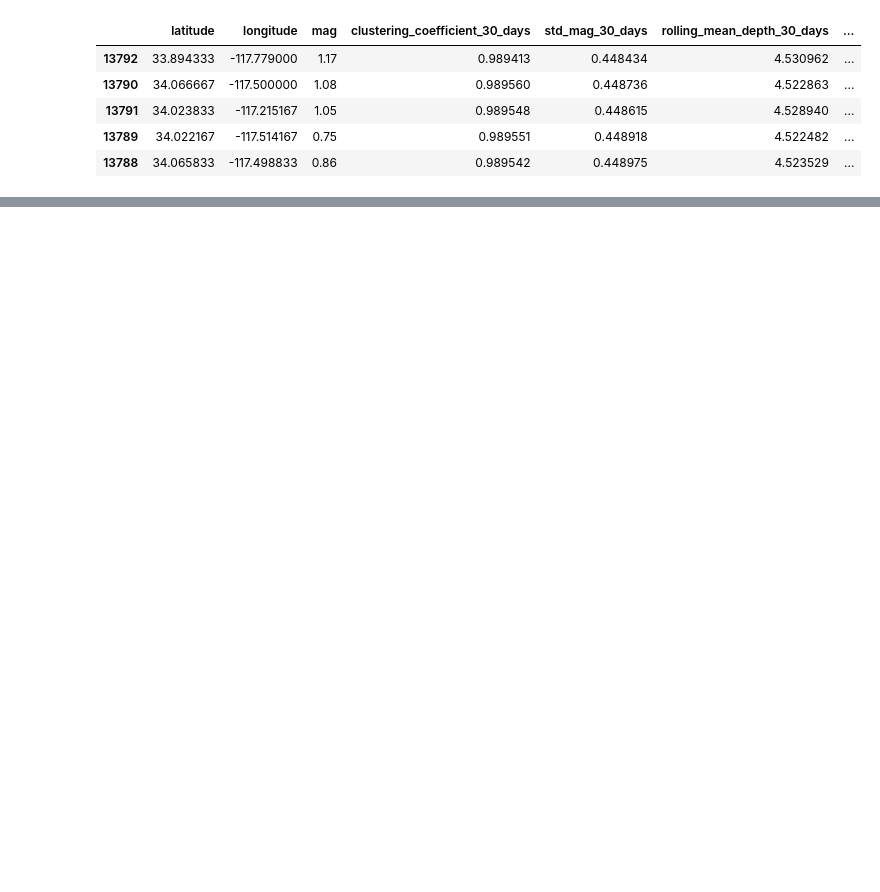
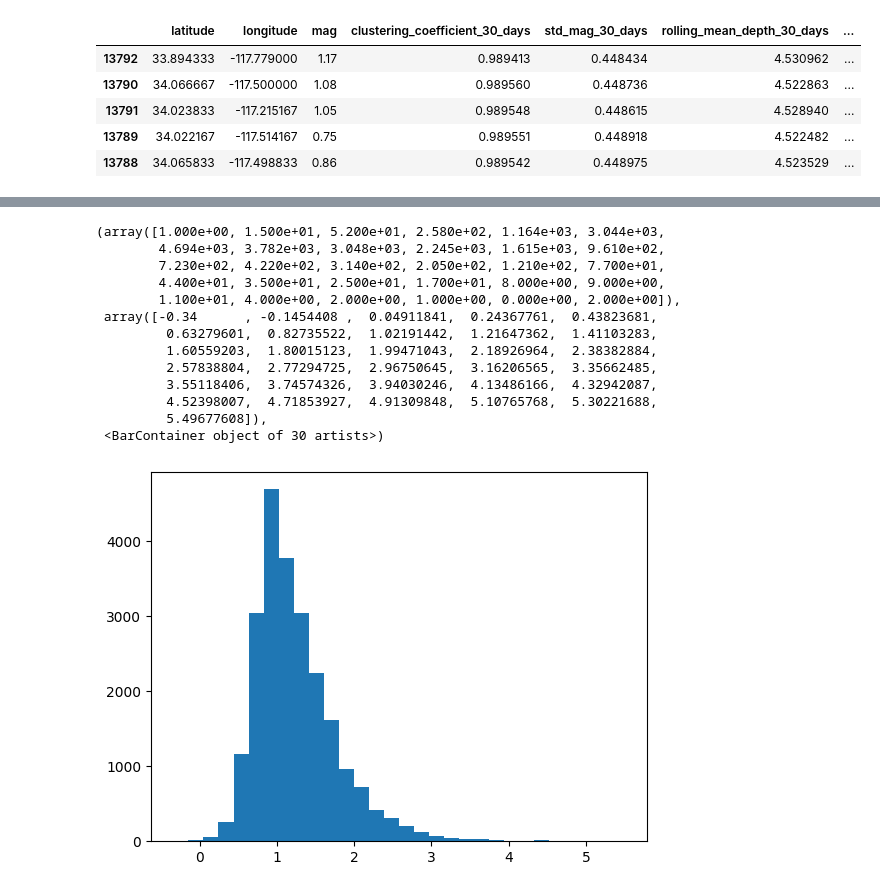
Before and after one commit to enzoalencar/LA-earthquake, a Jupyter notebook: main.ipynb, the cells around one changed output, grey strips where cells are left out. Cells and saved outputs as stored; diff of their text form; code cells hidden in the pictures; blank space fills up the shorter version.

```diff
--- a/main.ipynb
+++ b/main.ipynb
@@ -20,0 +86,17 @@ df_sorted.head(n=5)
+# %%
+plt.hist(df_removed['mag'], bins=30)
+# %% [output]
+(array([1.000e+00, 1.500e+01, 5.200e+01, 2.580e+02, 1.164e+03, 3.044e+03,
+        4.694e+03, 3.782e+03, 3.048e+03, 2.245e+03, 1.615e+03, 9.610e+02,
+        7.230e+02, 4.220e+02, 3.140e+02, 2.050e+02, 1.210e+02, 7.700e+01,
+        4.400e+01, 3.500e+01, 2.500e+01, 1.700e+01, 8.000e+00, 9.000e+00,
+        1.100e+01, 4.000e+00, 2.000e+00, 1.000e+00, 0.000e+00, 2.000e+00]),
+ array([-0.34      , -0.1454408 ,  0.04911841,  0.24367761,  0.43823681,
+         0.63279601,  0.82735522,  1.02191442,  1.21647362,  1.41103283,
+         1.60559203,  1.80015123,  1.99471043,  2.18926964,  2.38382884,
+         2.57838804,  2.77294725,  2.96750645,  3.16206565,  3.35662485,
+         3.55118406,  3.74574326,  3.94030246,  4.13486166,  4.32942087,
+         4.52398007,  4.71853927,  4.91309848,  5.10765768,  5.30221688,
+         5.49677608]),
+ <BarContainer object of 30 artists>)
+[figure, added]
```
Also changed, not shown: parts of 16 cells of this notebook, 1 other file.
